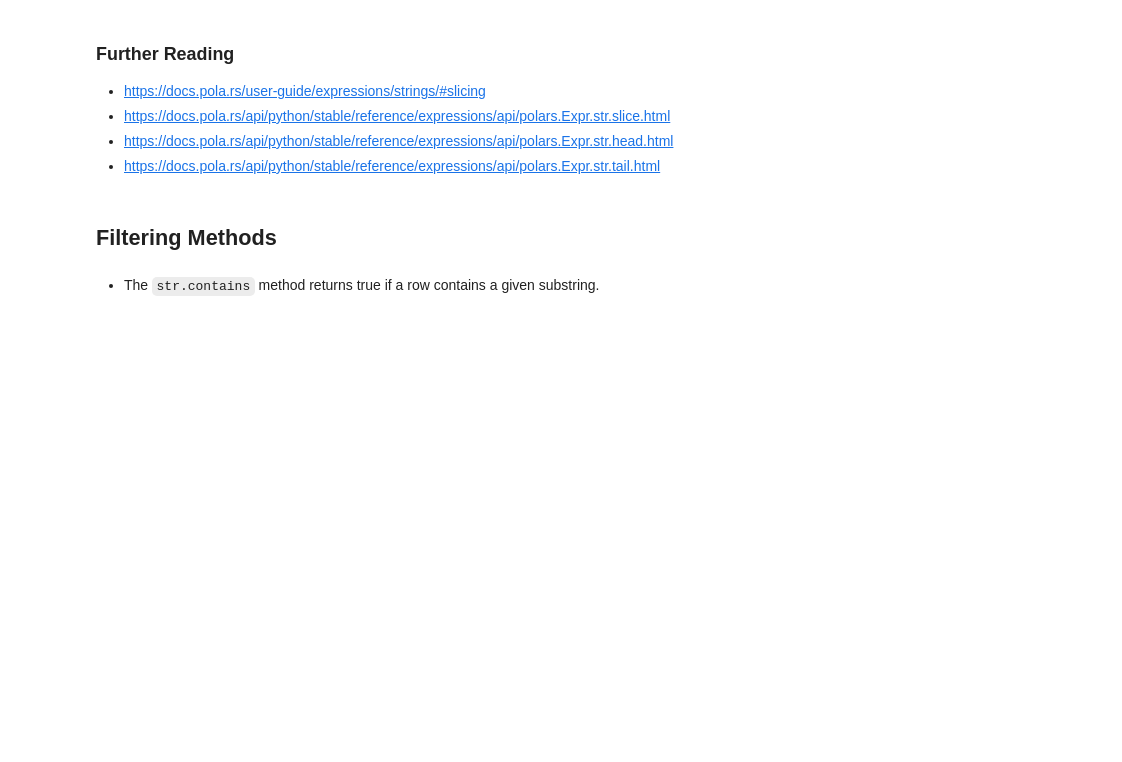
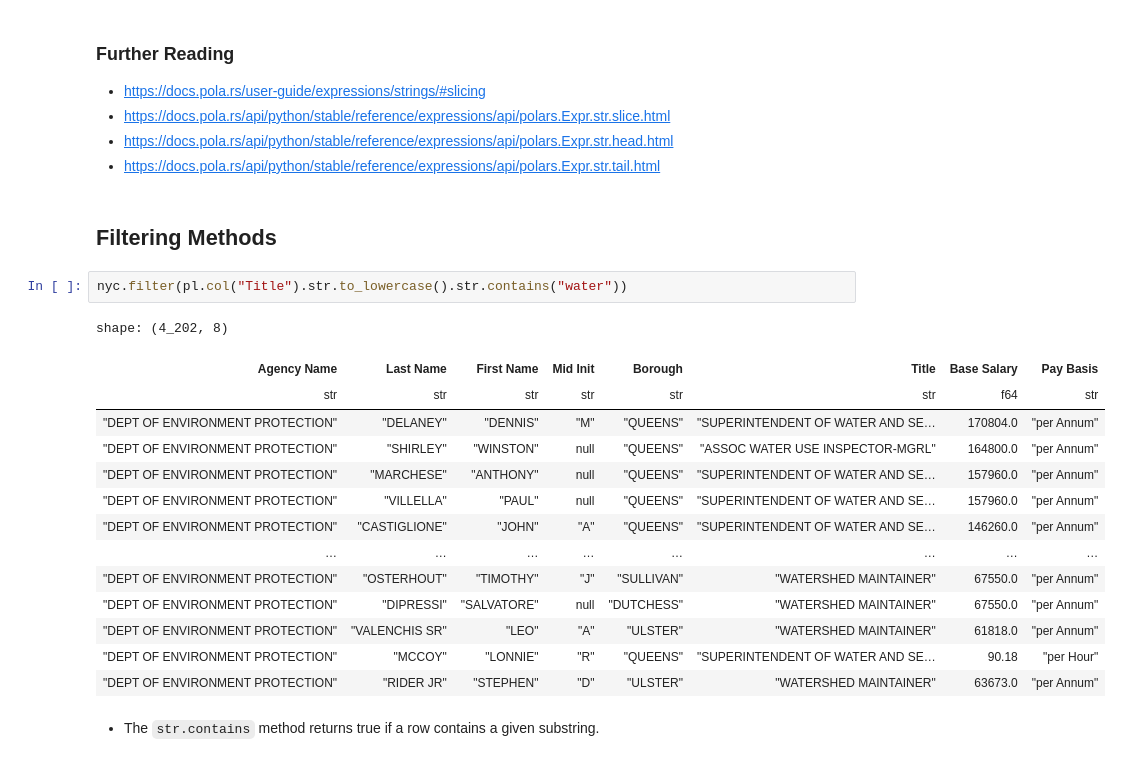
Before and after one commit to yaowenqiang/Data-Analysis-with-Polars-and-Python, a Jupyter notebook: incomplete/12 - Working with Text Data.ipynb, the cells around one changed output. Saved outputs shown, nothing was run; the diff lists cells and outputs as text; blank space fills up the shorter version.

```diff
--- a/incomplete/12 - Working with Text Data.ipynb
+++ b/incomplete/12 - Working with Text Data.ipynb
@@ -304,5 +385,22 @@ shape: (2, 4)
 - https://docs.pola.rs/api/python/stable/reference/expressions/api/polars.Expr.str.tail.html
 # %% [markdown]
 ## Filtering Methods
+# %%
+nyc.filter(pl.col("Title").str.to_lowercase().str.contains("water"))
+# %% [output]
+shape: (4_202, 8)
+| Agency Name | Last Name | First Name | Mid Init | Borough | Title | Base Salary | Pay Basis |
+| str | str | str | str | str | str | f64 | str |
+| "DEPT OF ENVIRONMENT PROTECTION" | "DELANEY" | "DENNIS" | "M" | "QUEENS" | "SUPERINTENDENT OF WATER AND SE… | 170804.0 | "per Annum" |
+| "DEPT OF ENVIRONMENT PROTECTION" | "SHIRLEY" | "WINSTON" | null | "QUEENS" | "ASSOC WATER USE INSPECTOR-MGRL" | 164800.0 | "per Annum" |
+| "DEPT OF ENVIRONMENT PROTECTION" | "MARCHESE" | "ANTHONY" | null | "QUEENS" | "SUPERINTENDENT OF WATER AND SE… | 157960.0 | "per Annum" |
+| "DEPT OF ENVIRONMENT PROTECTION" | "VILLELLA" | "PAUL" | null | "QUEENS" | "SUPERINTENDENT OF WATER AND SE… | 157960.0 | "per Annum" |
+| "DEPT OF ENVIRONMENT PROTECTION" | "CASTIGLIONE" | "JOHN" | "A" | "QUEENS" | "SUPERINTENDENT OF WATER AND SE… | 146260.0 | "per Annum" |
+| … | … | … | … | … | … | … | … |
+| "DEPT OF ENVIRONMENT PROTECTION" | "OSTERHOUT" | "TIMOTHY" | "J" | "SULLIVAN" | "WATERSHED MAINTAINER" | 67550.0 | "per Annum" |
+| "DEPT OF ENVIRONMENT PROTECTION" | "DIPRESSI" | "SALVATORE" | null | "DUTCHESS" | "WATERSHED MAINTAINER" | 67550.0 | "per Annum" |
+| "DEPT OF ENVIRONMENT PROTECTION" | "VALENCHIS SR" | "LEO" | "A" | "ULSTER" | "WATERSHED MAINTAINER" | 61818.0 | "per Annum" |
+| "DEPT OF ENVIRONMENT PROTECTION" | "MCCOY" | "LONNIE" | "R" | "QUEENS" | "SUPERINTENDENT OF WATER AND SE… | 90.18 | "per Hour" |
+| "DEPT OF ENVIRONMENT PROTECTION" | "RIDER JR" | "STEPHEN" | "D" | "ULSTER" | "WATERSHED MAINTAINER" | 63673.0 | "per Annum" |
 # %% [markdown]
 - The `str.contains` method returns true if a row contains a given substring.
```
Also changed, not shown: parts of 18 cells of this notebook.
